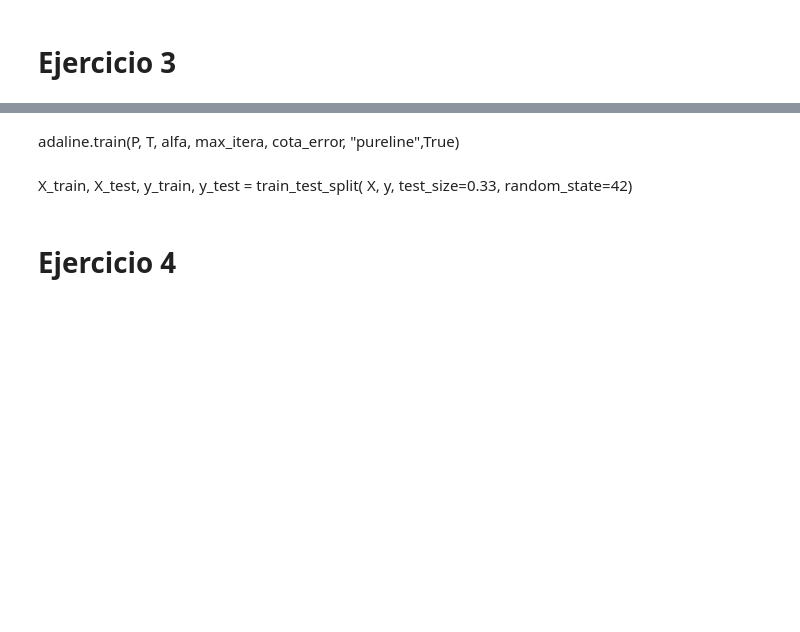
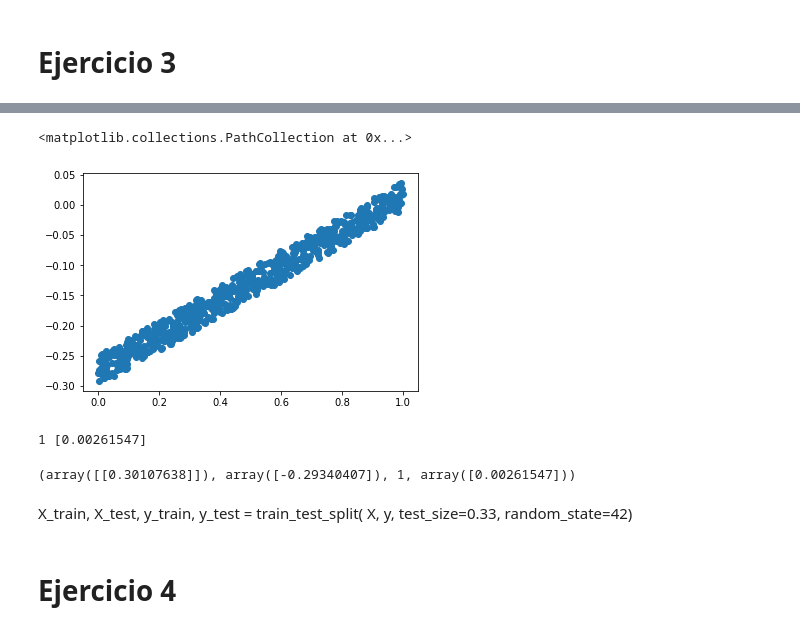
Before and after one commit to federicomoreno613/redes, a Jupyter notebook: 2-Adaline/tarea2.ipynb, the cells around one changed output, grey strips where cells are left out. Cells and saved outputs as stored; diff of their text form; code cells hidden in the pictures; blank space fills up the shorter version.

```diff
--- a/2-Adaline/tarea2.ipynb
+++ b/2-Adaline/tarea2.ipynb
@@ -35,0 +36,5 @@ T = df[493:len(df)]
+# %%
+plt.scatter(x=df.x, y=df["T"])
+# %% [output]
+<matplotlib.collections.PathCollection at 0x...>
+[figure, added]
@@ -42,5 +49,8 @@ adaline.train
-# %% [markdown]
-adaline.train(P, T, alfa, max_itera, cota_error, "pureline",True)
+# %%
+adaline.train(P, T, alfa, max_itera, cota_error, "purelin",True)
+# %% [output]
+1 [0.00261547]
+(array([[0.30107638]]), array([-0.29340407]), 1, array([0.00261547]))
 # %% [markdown]
  X_train, X_test, y_train, y_test = train_test_split( X, y, test_size=0.33, random_state=42)
 # %% [markdown]
```
Also changed, not shown: parts of 9 cells of this notebook, 3 other files.
